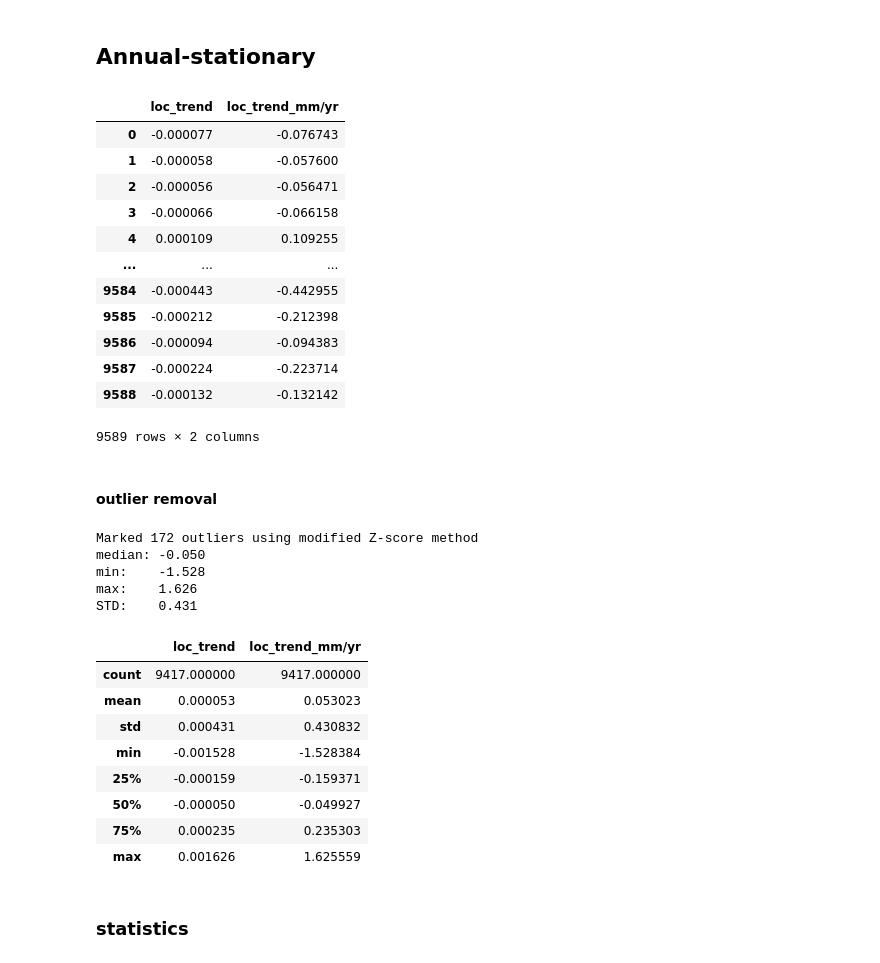
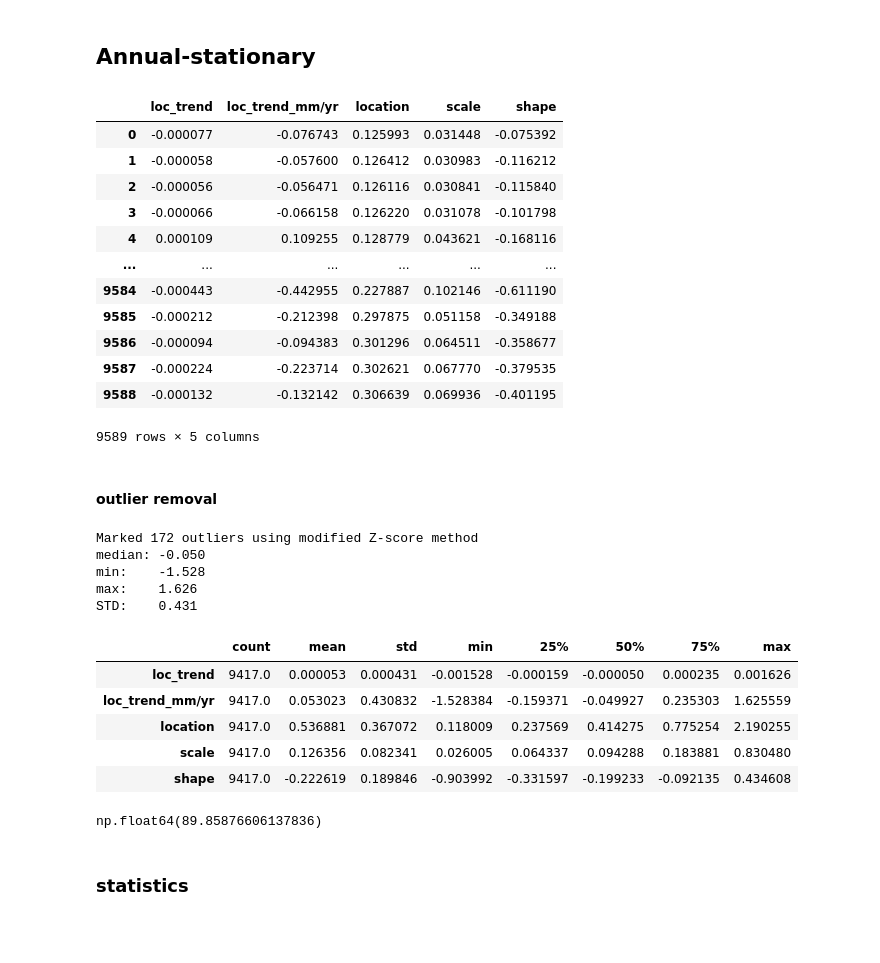
Before and after one commit to silviaelisabeth/SeaLevelExtremes, a Jupyter notebook: script/GEV_report.ipynb, the cells around one changed output. Drawn from its saved outputs; the diff is of its cells as text; code cells hidden in the pictures; blank space fills up the shorter version.

```diff
--- a/script/GEV_report.ipynb
+++ b/script/GEV_report.ipynb
@@ -167,24 +472,33 @@ with the strongest trends concentrated along Arnside England GB
 # %%
 df_mu1_astat_all = DataFrame(
     [astat['mu_trend']['mu1'] for  astat in results_annual_stat_all.values()],
     index=results_annual_stat_all.keys(), columns=['loc_trend']
     )
 df_mu1_astat_all['loc_trend_mm/yr'] = df_mu1_astat_all['loc_trend']*1000
+
+
+df_mu1_astat_all = pd.concat([
+    df_mu1_astat_all,
+    pd.DataFrame([
+        annual_stat['annual_mle'][['location', 'scale', 'shape']].mean()
+        for annual_stat in results_annual_stat_all.values()
+        ])
+    ], axis=1)
 df_mu1_astat_all
 # %% [output]
-|  | loc_trend | loc_trend_mm/yr |
-| 0 | -0.000077 | -0.076743 |
-| 1 | -0.000058 | -0.057600 |
-| 2 | -0.000056 | -0.056471 |
-| 3 | -0.000066 | -0.066158 |
-| 4 | 0.000109 | 0.109255 |
-| ... | ... | ... |
-| 9584 | -0.000443 | -0.442955 |
-| 9585 | -0.000212 | -0.212398 |
-| 9586 | -0.000094 | -0.094383 |
-| 9587 | -0.000224 | -0.223714 |
-| 9588 | -0.000132 | -0.132142 |
+|  | loc_trend | loc_trend_mm/yr | location | scale | shape |
+| 0 | -0.000077 | -0.076743 | 0.125993 | 0.031448 | -0.075392 |
+| 1 | -0.000058 | -0.057600 | 0.126412 | 0.030983 | -0.116212 |
+| 2 | -0.000056 | -0.056471 | 0.126116 | 0.030841 | -0.115840 |
+| 3 | -0.000066 | -0.066158 | 0.126220 | 0.031078 | -0.101798 |
+| 4 | 0.000109 | 0.109255 | 0.128779 | 0.043621 | -0.168116 |
+| ... | ... | ... | ... | ... | ... |
+| 9584 | -0.000443 | -0.442955 | 0.227887 | 0.102146 | -0.611190 |
+| 9585 | -0.000212 | -0.212398 | 0.297875 | 0.051158 | -0.349188 |
+| 9586 | -0.000094 | -0.094383 | 0.301296 | 0.064511 | -0.358677 |
+| 9587 | -0.000224 | -0.223714 | 0.302621 | 0.067770 | -0.379535 |
+| 9588 | -0.000132 | -0.132142 | 0.306639 | 0.069936 | -0.401195 |
-9589 rows × 2 columns
+9589 rows × 5 columns
 # %% [markdown]
 #### outlier removal
 # %%
@@ -201,22 +515,23 @@ print(f"min:\t{para_astat_outlier[label_para].describe()['min']:.3f}")
 print(f"max:\t{para_astat_outlier[label_para].describe()['max']:.3f}")
 print(f"STD:\t{para_astat_outlier[label_para].describe()['std']:.3f}")
 
-para_astat_outlier.describe()
+para_astat_outlier.describe().T
 # %% [output]
 Marked 172 outliers using modified Z-score method
 median: -0.050
 min:    -1.528
 max:    1.626
 STD:    0.431
-|  | loc_trend | loc_trend_mm/yr |
-| count | 9417.000000 | 9417.000000 |
-| mean | 0.000053 | 0.053023 |
-| std | 0.000431 | 0.430832 |
-| min | -0.001528 | -1.528384 |
-| 25% | -0.000159 | -0.159371 |
-| 50% | -0.000050 | -0.049927 |
-| 75% | 0.000235 | 0.235303 |
-| max | 0.001626 | 1.625559 |
+|  | count | mean | std | min | 25% | 50% | 75% | max |
+| loc_trend | 9417.0 | 0.000053 | 0.000431 | -0.001528 | -0.000159 | -0.000050 | 0.000235 | 0.001626 |
+| loc_trend_mm/yr | 9417.0 | 0.053023 | 0.430832 | -1.528384 | -0.159371 | -0.049927 | 0.235303 | 1.625559 |
+| location | 9417.0 | 0.536881 | 0.367072 | 0.118009 | 0.237569 | 0.414275 | 0.775254 | 2.190255 |
+| scale | 9417.0 | 0.126356 | 0.082341 | 0.026005 | 0.064337 | 0.094288 | 0.183881 | 0.830480 |
+| shape | 9417.0 | -0.222619 | 0.189846 | -0.903992 | -0.331597 | -0.199233 | -0.092135 | 0.434608 |
+# %%
+100 * (para_astat_outlier["shape"] < 0).sum() / len(para_astat_outlier)
+# %% [output]
+np.float64(89.85876606137836)
 # %% [markdown]
 ### statistics
 # %%
```
Also changed, not shown: parts of 52 cells of this notebook, 8 other files.
